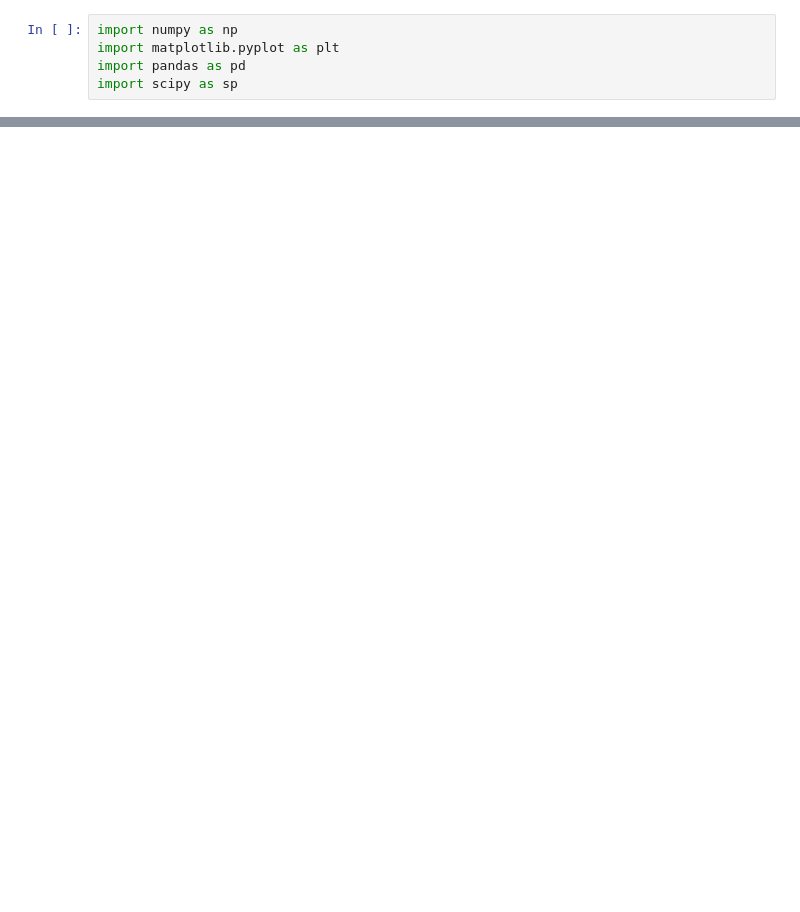
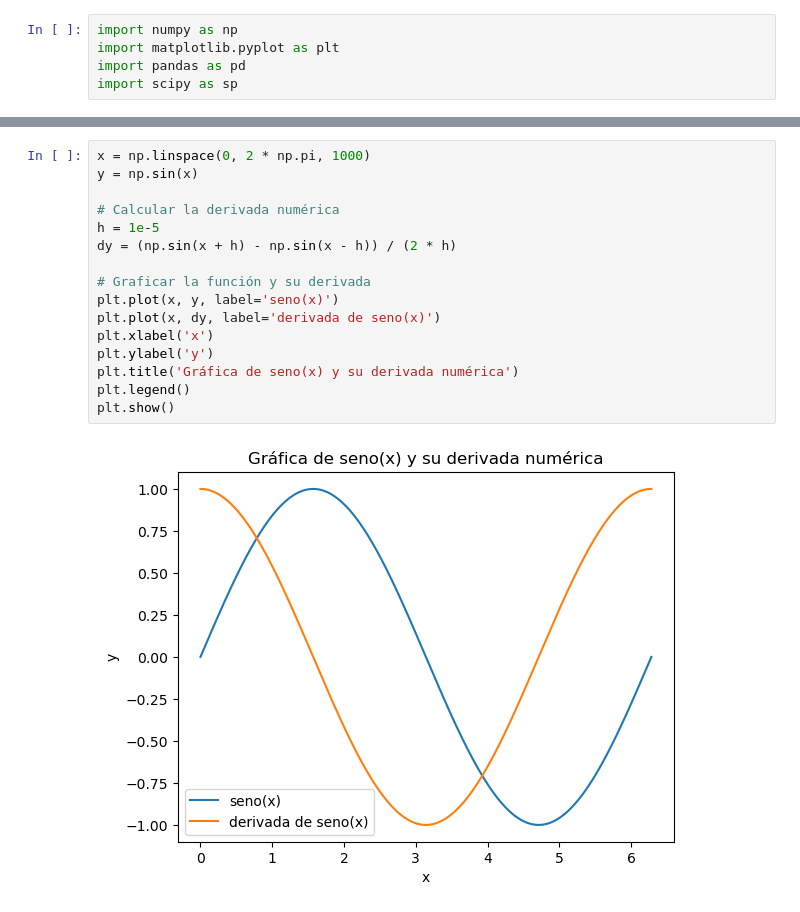
Before and after one commit to Gabriels114/EcuacionesDiferenciales, a Jupyter notebook: Clase1.ipynb, the cells around one changed output, grey strips where cells are left out. Cells and saved outputs as stored; diff of their text form; blank space fills up the shorter version.

```diff
--- a/Clase1.ipynb
+++ b/Clase1.ipynb
@@ -29,0 +26,18 @@ IndexError: index 2 is out of bounds for axis 0 with size 2
+# %%
+x = np.linspace(0, 2 * np.pi, 1000)
+y = np.sin(x)
+
+# Calcular la derivada numérica
+h = 1e-5
+dy = (np.sin(x + h) - np.sin(x - h)) / (2 * h)
+
+# Graficar la función y su derivada
+plt.plot(x, y, label='seno(x)')
+plt.plot(x, dy, label='derivada de seno(x)')
+plt.xlabel('x')
+plt.ylabel('y')
+plt.title('Gráfica de seno(x) y su derivada numérica')
+plt.legend()
+plt.show()
+# %% [output]
+[figure, added]
```
Also changed, not shown: parts of 3 cells of this notebook.
